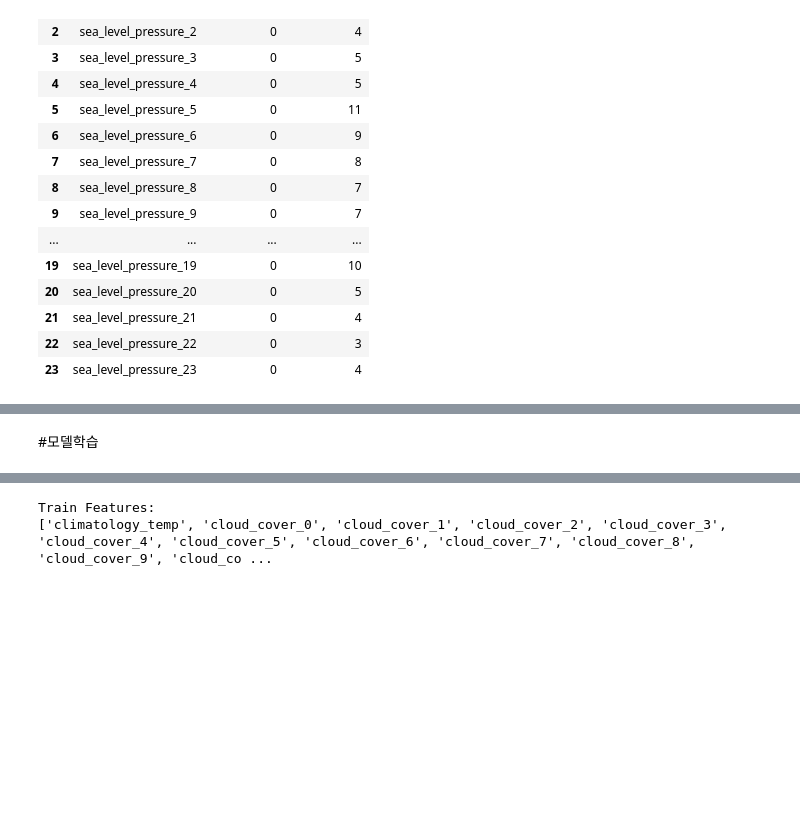
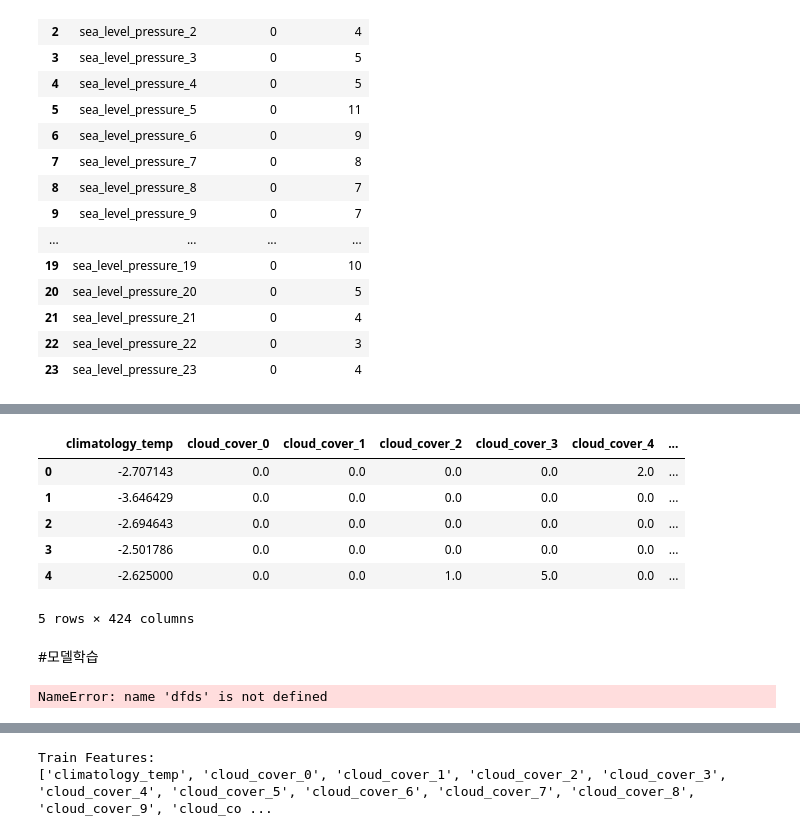
Before and after one commit to MegaHotCoder/m, a Jupyter notebook: ML_firstKaggle.ipynb, the cells around one changed output, grey strips where cells are left out. Saved outputs shown, nothing was run; the diff lists cells and outputs as text; code cells hidden in the pictures; blank space fills up the shorter version.

```diff
--- a/ML_firstKaggle.ipynb
+++ b/ML_firstKaggle.ipynb
@@ -309,7 +218,0 @@ min_cloud_height_23: NaN = 7230, -9999 = 0
-# %%
-for i in range(24):
-    col = f"min_cloud_height_{i}"
-    temp = df[[col, 'target']].dropna()
-    if not temp.empty:
-        corr = temp[col].corr(temp['target'])
-        print(f"{col}: corr={corr:.3f}")
@@ -336,9 +221,3 @@ min_cloud_height_23: corr=0.028
-# %%
-#삭제
-cols_to_drop = [f"min_cloud_height_{i}" for i in range(24)]
-df = df.drop(columns=cols_to_drop)
-# %%
-testD = testD.drop(columns= cols_to_drop)
 # %% [markdown]
 **wind direction one-hot encoding**
 # %%
@@ -1294,0 +1224,3 @@ testD = process_pressure_features(testD)
+# %%
+df =  interpolate_min_cloud_height(df)
+testD = interpolate_min_cloud_height(testD)
@@ -1295,4 +1314,18 @@ testD = process_pressure_features(testD)
+# %%
+df.head()
+# %% [output]
+|  | climatology_temp | cloud_cover_0 | cloud_cover_1 | cloud_cover_2 | cloud_cover_3 | cloud_cover_4 | ... |
+| 0 | -2.707143 | 0.0 | 0.0 | 0.0 | 0.0 | 2.0 | ... |
+| 1 | -3.646429 | 0.0 | 0.0 | 0.0 | 0.0 | 0.0 | ... |
+| 2 | -2.694643 | 0.0 | 0.0 | 0.0 | 0.0 | 0.0 | ... |
+| 3 | -2.501786 | 0.0 | 0.0 | 0.0 | 0.0 | 0.0 | ... |
+| 4 | -2.625000 | 0.0 | 0.0 | 1.0 | 5.0 | 0.0 | ... |
+5 rows × 424 columns
 # %% [markdown]
 #모델학습
+# %%
+dfds
+# %% [output]
+NameError: name 'dfds' is not defined
 # %%
 print(df.columns.tolist())
```
Also changed, not shown: parts of 18 cells of this notebook.
